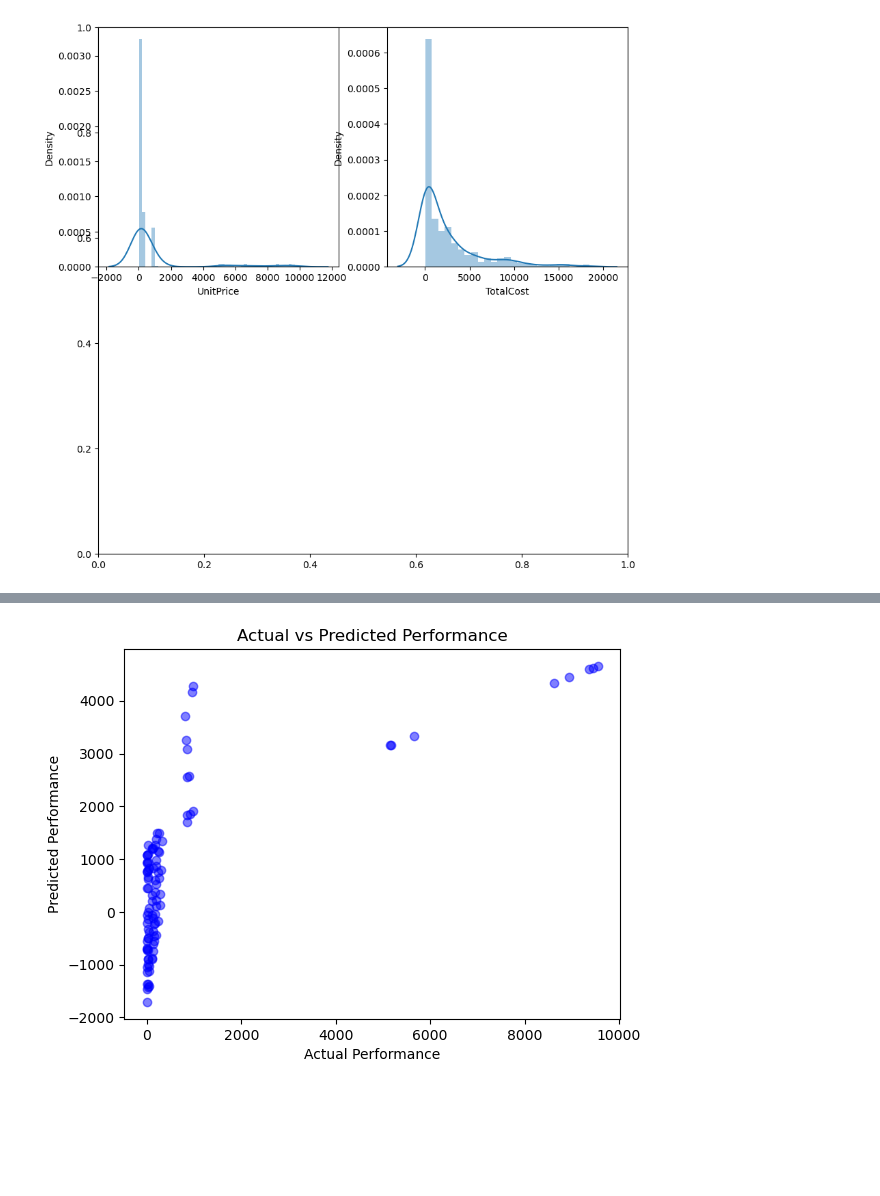
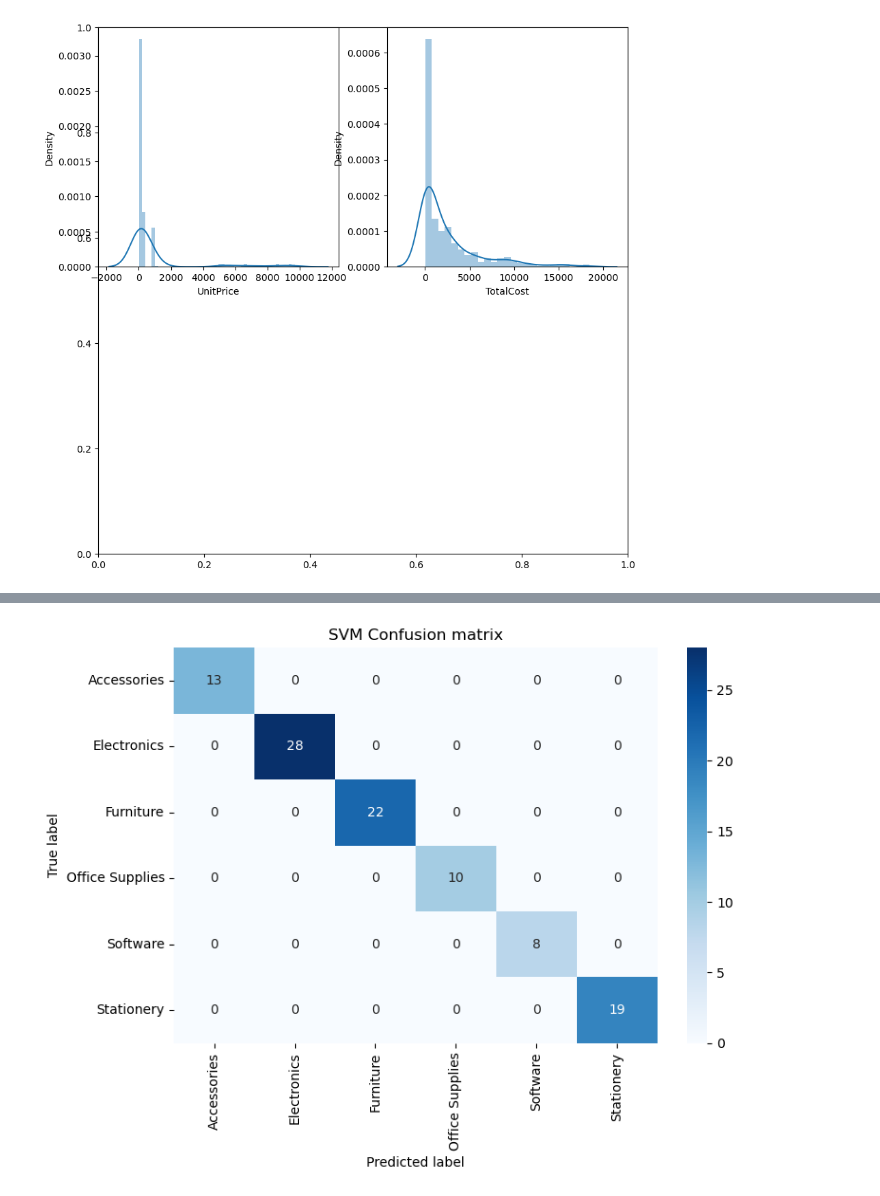
Before and after one commit to kxrrym03/Spend-Analysis, a Jupyter notebook: spend data analysis.ipynb, the cells around one changed output, grey strips where cells are left out. Cells and saved outputs as stored; diff of their text form; code cells hidden in the pictures; blank space fills up the shorter version.

```diff
--- a/spend data analysis.ipynb
+++ b/spend data analysis.ipynb
@@ -151,8 +167,12 @@ NameError: name 'GridSearchCV' is not defined
 # %%
-plt.scatter(y_test, y_pred, color='blue', alpha=0.5)
-plt.xlabel("Actual Performance")
-plt.ylabel("Predicted Performance")
-plt.title("Actual vs Predicted Performance")
+plt.figure(figsize=(8, 6))
+sns.heatmap(conf_matrix, annot=True, fmt='d', cmap='Blues',
+            xticklabels=le_target.classes_,
+            yticklabels=le_target.classes_)
+plt.title("SVM Confusion matrix")
+plt.xlabel("Predicted label")
+plt.ylabel("True label")
+plt.tight_layout()
 plt.show()
 # %% [output]
-[figure, old version]
+[figure, new version]
```
Also changed, not shown: parts of 2 cells of this notebook.
